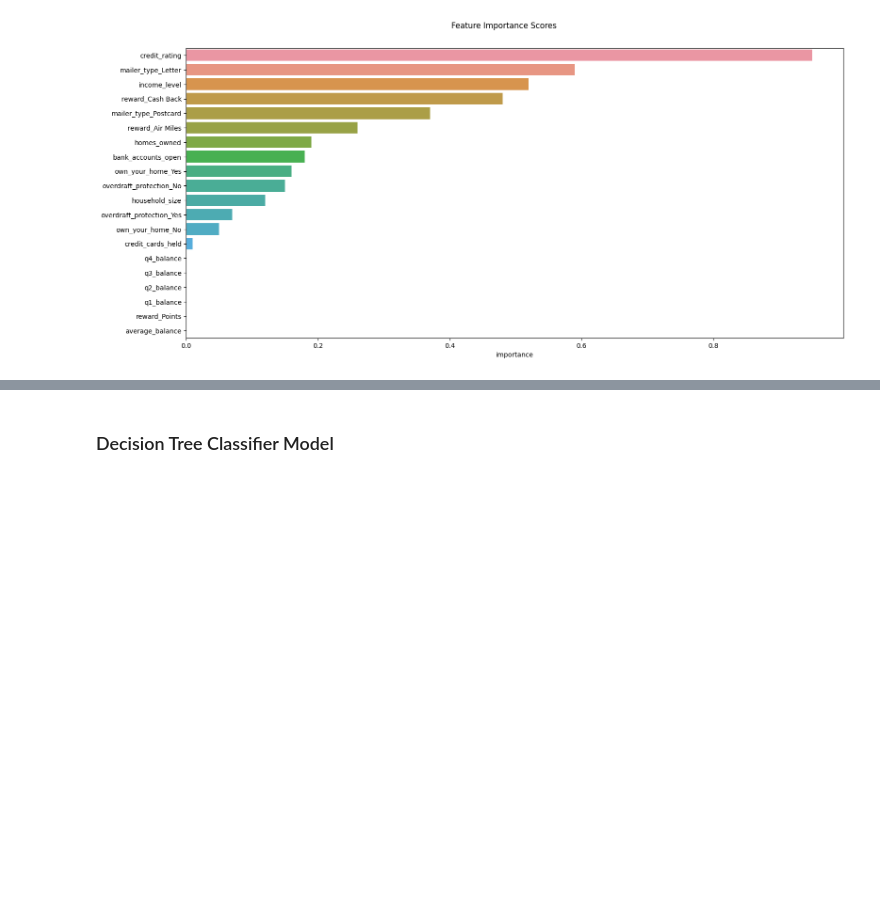
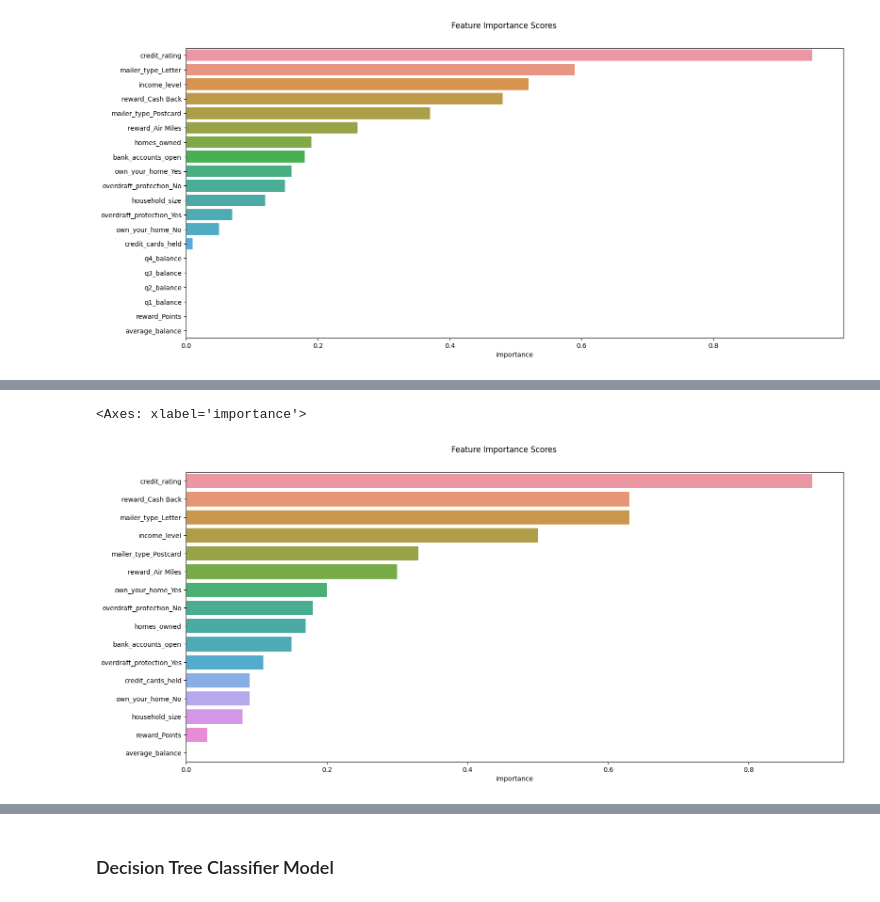
Before and after one commit to ocaoimh/hrc-mid-bootcamp-project, a Jupyter notebook: python/model.ipynb, the cells around one changed output, grey strips where cells are left out. Cells and saved outputs as stored; diff of their text form; code cells hidden in the pictures; blank space fills up the shorter version.

```diff
--- a/python/model.ipynb
+++ b/python/model.ipynb
@@ -80,0 +82,3 @@ array([0, 1])
+# %%
+X_avgbal = X.drop(columns=(['q1_balance', 'q2_balance', 'q3_balance', 'q4_balance']))
+X_avgbal
@@ -170,0 +312,3 @@ NameError: name 'predict_log' is not defined
+# %%
+log_pred_avg, importance_log_avg = fit_classifier(X_avgbal, y_int, 'logistic_b')
+importance_log_avg
@@ -170,0 +340,5 @@ NameError: name 'predict_log' is not defined
+# %%
+plot_importance(importance_log_avg)
+# %% [output]
+<Axes: xlabel='importance'>
+[figure, added]
```
Also changed, not shown: parts of 63 cells of this notebook, 3 other files.
